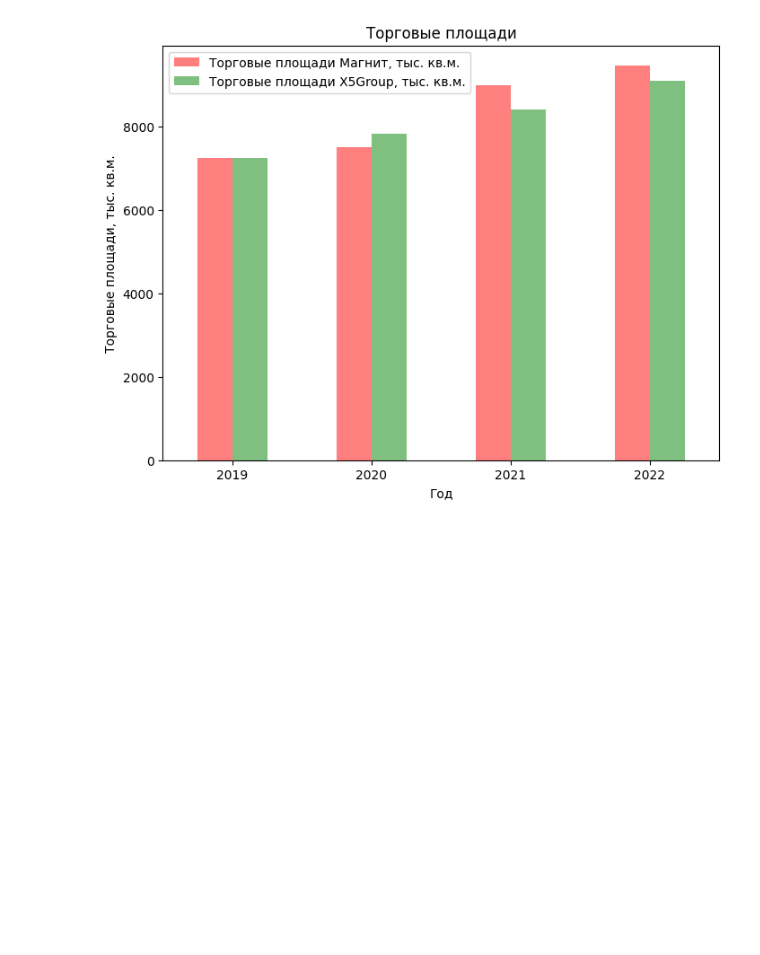
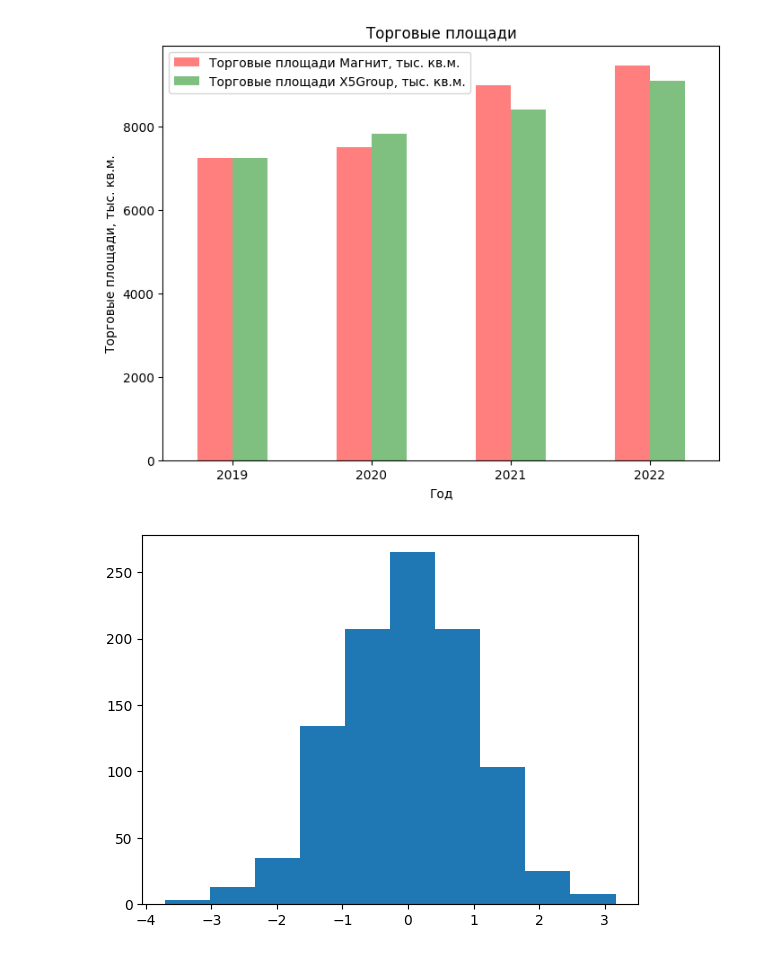
Before and after one commit to Putinka1993/notes, a Jupyter notebook: jupyter notebook/matplotlib/mathplotlib2.ipynb, the cells around one changed output. Saved outputs shown, nothing was run; the diff lists cells and outputs as text; code cells hidden in the pictures; blank space fills up the shorter version.

```diff
--- a/jupyter notebook/matplotlib/mathplotlib2.ipynb
+++ b/jupyter notebook/matplotlib/mathplotlib2.ipynb
@@ -85,3 +85,11 @@ df.plot(kind='bar', x='Год', xlabel='Год', ylabel='Торговые пло
 # %% [output]
 <Axes: title={'center': 'Торговые площади'}, xlabel='Год', ylabel='Торговые площади, тыс. кв.м.'>
 [figure]
+# %%
+np.random.seed(12)
+arr = np.random.randn(1000)
+
+plt.hist(x=arr)
+plt.show()
+# %% [output]
+[figure, added]
```
Also changed, not shown: parts of 8 cells of this notebook, 2 other files.
